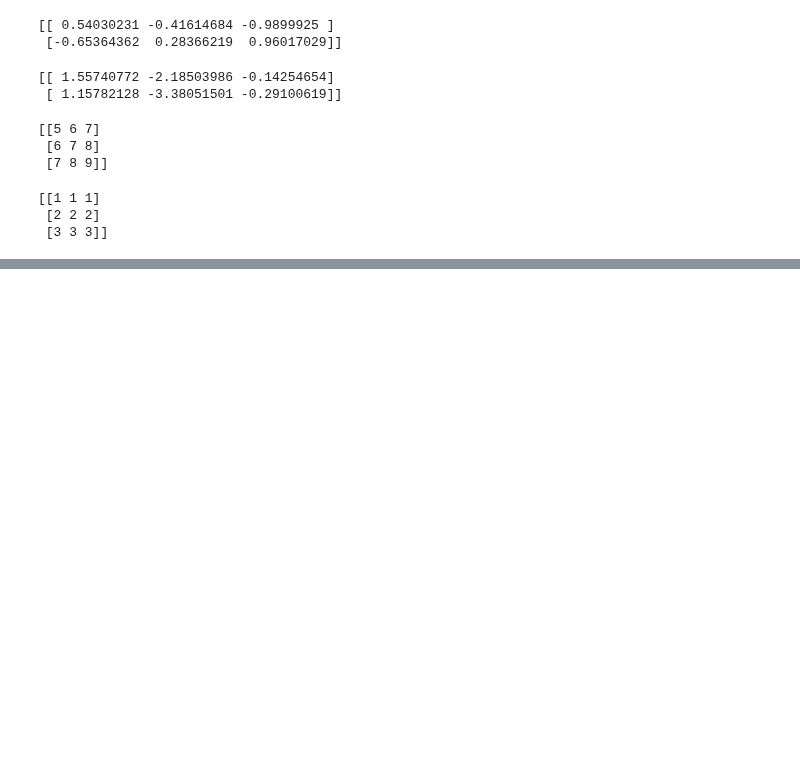
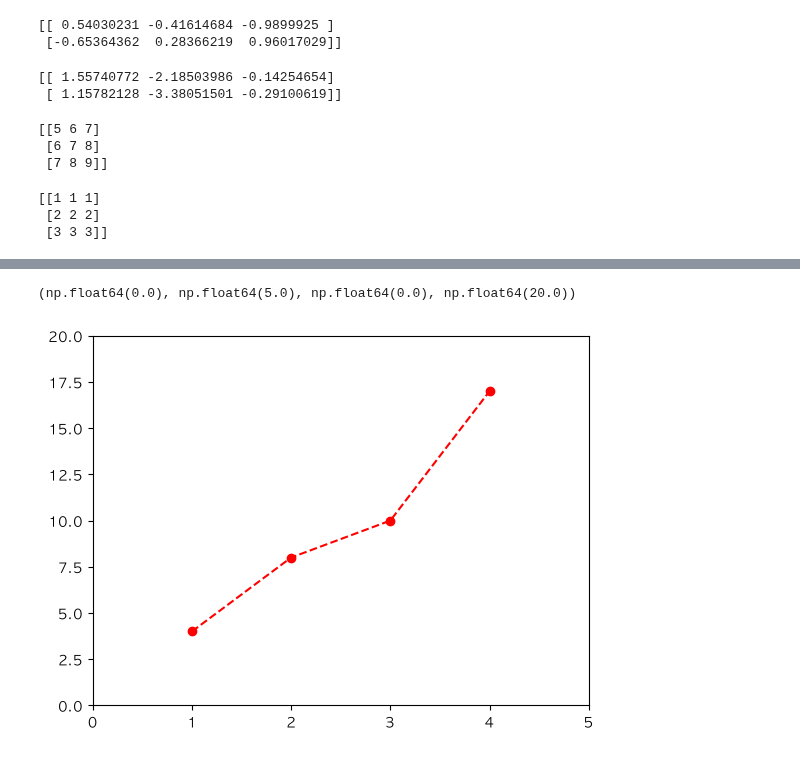
Before and after one commit to chan3623/data-collection-workspace, a Jupyter notebook: example_numpy.ipynb, the cells around one changed output, grey strips where cells are left out. Saved outputs shown, nothing was run; the diff lists cells and outputs as text; code cells hidden in the pictures; blank space fills up the shorter version.

```diff
--- a/example_numpy.ipynb
+++ b/example_numpy.ipynb
@@ -168,0 +194,6 @@ print(arr1 + arr2)
+# %%
+plt.plot([1,2,3,4], [4,8,10,17], "r--o")
+plt.axis([0, 5, 0, 20])
+# %% [output]
+(np.float64(0.0), np.float64(5.0), np.float64(0.0), np.float64(20.0))
+[figure, added]
```
Also changed, not shown: parts of 66 cells of this notebook, 9 other files.
